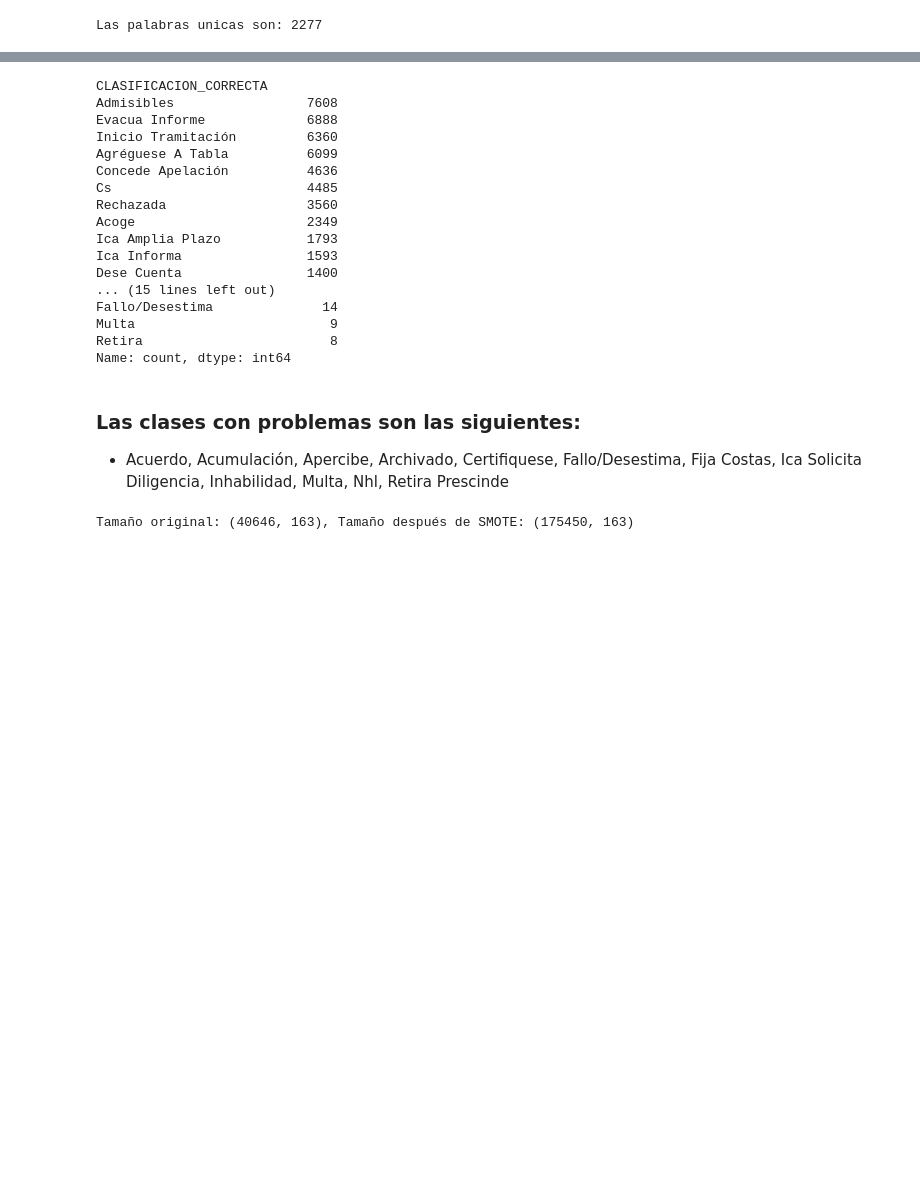
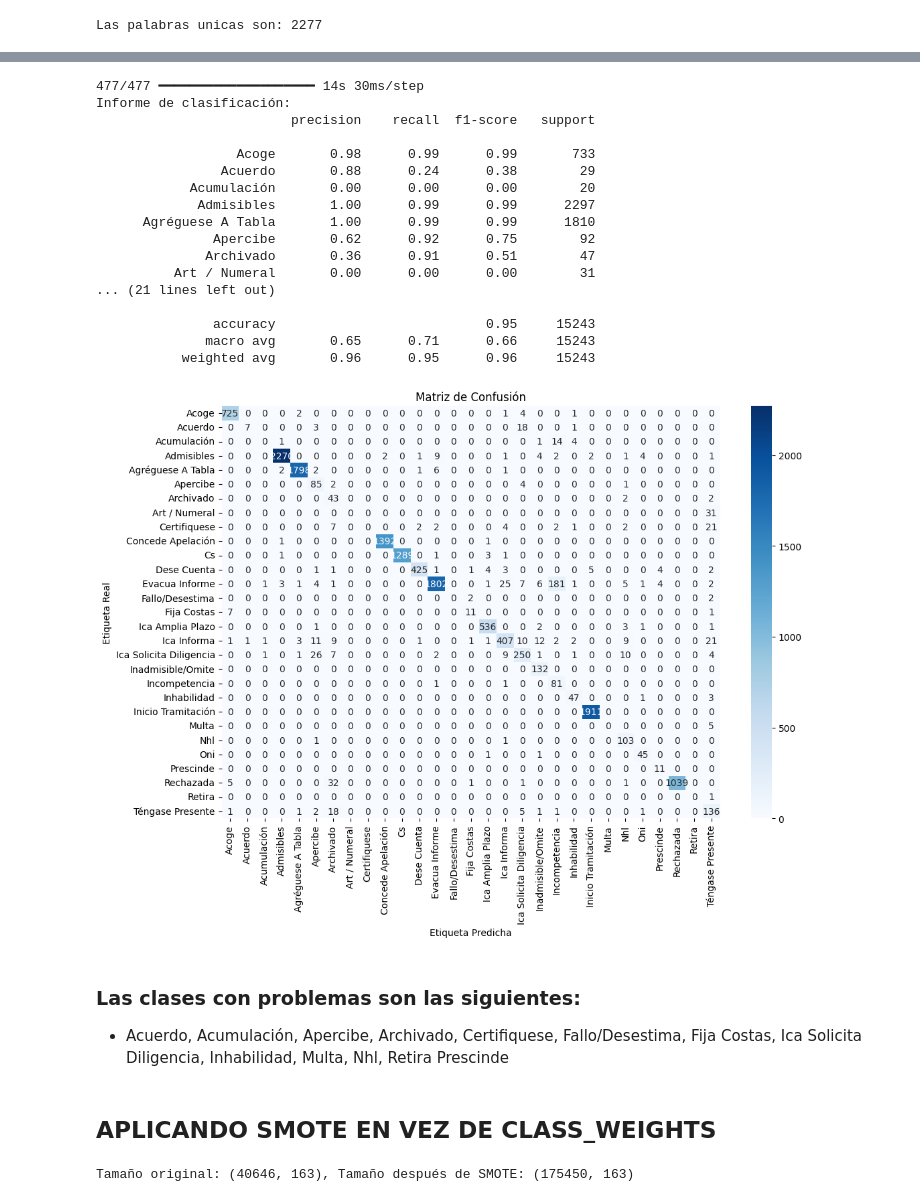
Before and after one commit to LLAES07/nlp, a Jupyter notebook: NLP_CODE.ipynb, the cells around one changed output, grey strips where cells are left out. Cells and saved outputs as stored; diff of their text form; code cells hidden in the pictures; blank space fills up the shorter version.

```diff
--- a/NLP_CODE.ipynb
+++ b/NLP_CODE.ipynb
@@ -437,7 +417,7 @@ class_weights_dict = dict(enumerate(class_weights))
 
 history = model.fit(X_train, y_train,
                     validation_data=(X_test, y_test),
-                    epochs=10, batch_size=32,
+                    epochs=5, batch_size=32,
                     class_weight=class_weights_dict,
                     callbacks=[early_stopping, reduce_lr])
 # %% [output]
@@ -512,27 +434,30 @@ Informe de clasificación:
-# %%
-df_csv['CLASIFICACION_CORRECTA'].value_counts()
-# %% [output]
-CLASIFICACION_CORRECTA
-Admisibles                 7608
-Evacua Informe             6888
-Inicio Tramitación         6360
-Agréguese A Tabla          6099
-Concede Apelación          4636
-Cs                         4485
-Rechazada                  3560
-Acoge                      2349
-Ica Amplia Plazo           1793
-Ica Informa                1593
-Dese Cuenta                1400
-... (15 lines left out)
-Fallo/Desestima              14
-Multa                         9
-Retira                        8
-Name: count, dtype: int64
+# %%
+df_classweights = metricas_clases(X_test, model)
+# %% [output]
+477/477 ━━━━━━━━━━━━━━━━━━━━ 14s 30ms/step
+Informe de clasificación:
+                         precision    recall  f1-score   support
+
+                  Acoge       0.98      0.99      0.99       733
+                Acuerdo       0.88      0.24      0.38        29
+            Acumulación       0.00      0.00      0.00        20
+             Admisibles       1.00      0.99      0.99      2297
+      Agréguese A Tabla       1.00      0.99      0.99      1810
+               Apercibe       0.62      0.92      0.75        92
+              Archivado       0.36      0.91      0.51        47
+          Art / Numeral       0.00      0.00      0.00        31
+... (21 lines left out)
+
+               accuracy                           0.95     15243
+              macro avg       0.65      0.71      0.66     15243
+           weighted avg       0.96      0.95      0.96     15243
+[figure, added]
 # %% [markdown]
 ### Las clases con problemas son las siguientes:
 - Acuerdo, Acumulación, Apercibe, Archivado, Certifiquese,  Fallo/Desestima, Fija Costas, Ica Solicita Diligencia, Inhabilidad, Multa, Nhl, Retira
 Prescinde
+# %% [markdown]
+## APLICANDO SMOTE EN VEZ DE CLASS_WEIGHTS
 # %%
 padded_sequences = pad_sequences(sequences, maxlen=max_sequence_len, padding='pre')
 X_train, X_test, y_train, y_test = train_test_split(padded_sequences, y_categorical, test_size=0.2, random_state=42)
```
Also changed, not shown: parts of 54 cells of this notebook, 6 other files.
